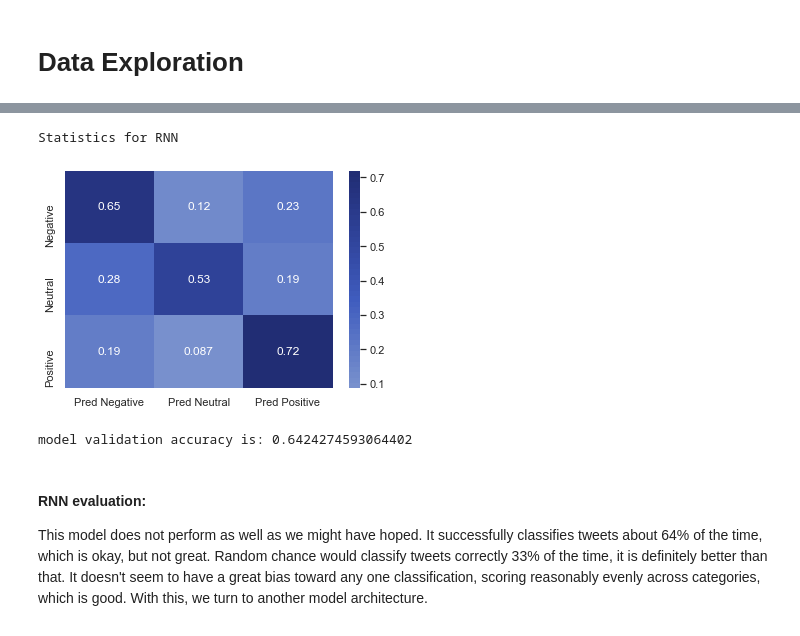
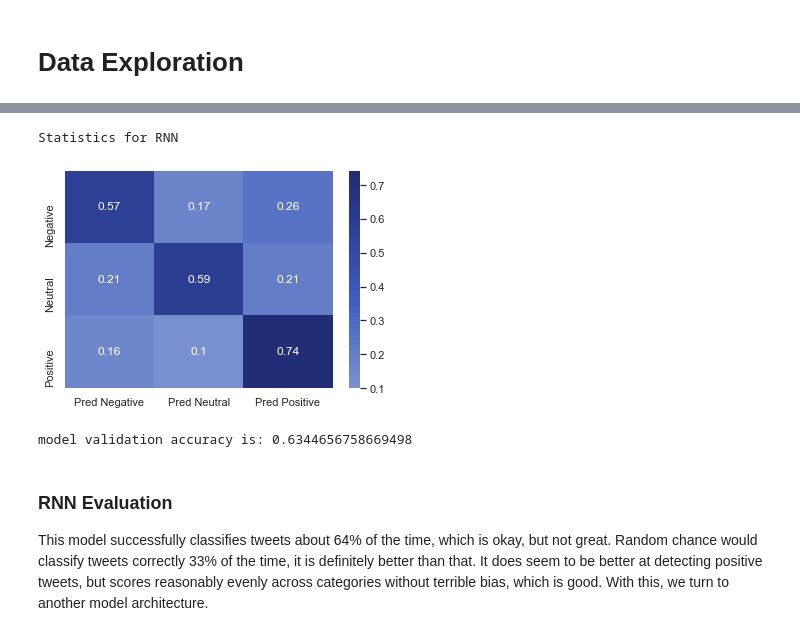
Before and after one commit to Caellwyn/product-flexible-twitter-sentiment-analysis, a Jupyter notebook: reports/report_notebook.ipynb, the cells around one changed output, grey strips where cells are left out. Drawn from its saved outputs; the diff is of its cells as text; code cells hidden in the pictures.

```diff
--- a/reports/report_notebook.ipynb
+++ b/reports/report_notebook.ipynb
@@ -84,0 +106,17 @@ np.random.seed(111)
+# %%
+
+embedding_size = 64
+sequence_len = 128
+tokenizer = text.Tokenizer()
+
+#tokenize full X_train
+tokenizer.fit_on_texts(list(X_train))
+
+dictionary_length = len(tokenizer.word_index.keys())+1
+
+list_tokenized_X_train = tokenizer.texts_to_sequences(X_train)
+X_train_NN = sequence.pad_sequences(list_tokenized_X_train, maxlen=sequence_len)
+
+#Tokenize hold out set
+tokenized_X_test = tokenizer.texts_to_sequences(X_test)
+X_test_NN = sequence.pad_sequences(tokenized_X_test, maxlen=sequence_len)
@@ -122,7 +188,8 @@ The dense layer allows the model to abstract what it learns to some degree befor
 # %%
-def make_RNN():
+def make_RNN(dictionary_length,sequence_len):
+    embedding_size = 64
     model = Sequential()
-    model.add(Embedding(len(tokenizer.word_index.keys())+1, sequence_len))
+    model.add(Embedding(dictionary_length, sequence_len))
     model.add(Bidirectional(LSTM(units=5,
                                  return_sequences=True,
                                  dropout=0.2,
@@ -138,11 +205,3 @@ def make_RNN():
                   metrics=['acc'])
 
     return model
-
-RNN =  make_RNN()
-history = RNN.fit(X_train, y_train,
-                     epochs = 5,
-                     batch_size = 100,
-                     validation_data = (X_test,y_test),
-                     verbose = 0)
-me.graph_model_history(history)
@@ -150,0 +208,8 @@ me.graph_model_history(history)
+# %%
+RNN =  make_RNN(dictionary_length,sequence_len)
+history = RNN.fit(X_train_NN, y_train,
+                     epochs = 5,
+                     batch_size = 100,
+                     validation_data = (X_test_NN,y_test),
+                     verbose = 0)
+me.graph_model_history(history)
@@ -151,13 +218,15 @@ me.graph_model_history(history)
 # %%
-y_pred = RNN.predict(X_test)
+y_pred = RNN.predict(X_test_NN)
 y_pred = np.argmax(y_pred,axis=1)
 print('Statistics for RNN')
-me.plot_confusion_matrix(y_test,y_pred,save_path = 'figures/best_LSTM_confusion_matrix.png')
+me.plot_confusion_matrix(y_test,y_pred,
+                         #save_path = 'figures/best_LSTM_confusion_matrix.png'
+                        )
 print(f'model validation accuracy is: {accuracy_score(y_test,y_pred)}')
 # %% [output]
 Statistics for RNN
-[figure, old version]
+[figure, new version]
-model validation accuracy is: 0.6424274593064402
+model validation accuracy is: 0.6344656758669498
 # %% [markdown]
-#### RNN evaluation:
-This model does not perform as well as we might have hoped.  It successfully classifies tweets about 64% of the time, which is okay, but not great.  Random chance would classify tweets correctly 33% of the time, it is definitely better than that.  It doesn't seem to have a great bias toward any one classification, scoring reasonably evenly across categories, which is good.  With this, we turn to another model architecture.
+### RNN Evaluation
+This model successfully classifies tweets about 64% of the time, which is okay, but not great.  Random chance would classify tweets correctly 33% of the time, it is definitely better than that.  It does seem to be better at detecting positive tweets, but scores reasonably evenly across categories without terrible bias, which is good.  With this, we turn to another model architecture.
```
Also changed, not shown: parts of 24 cells of this notebook, 1 other file.
